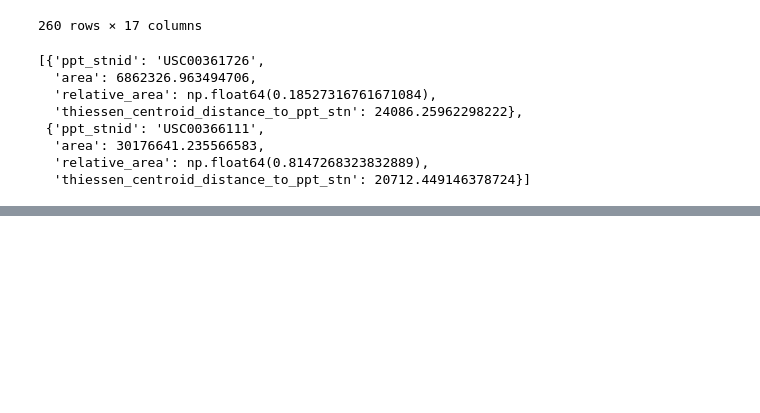
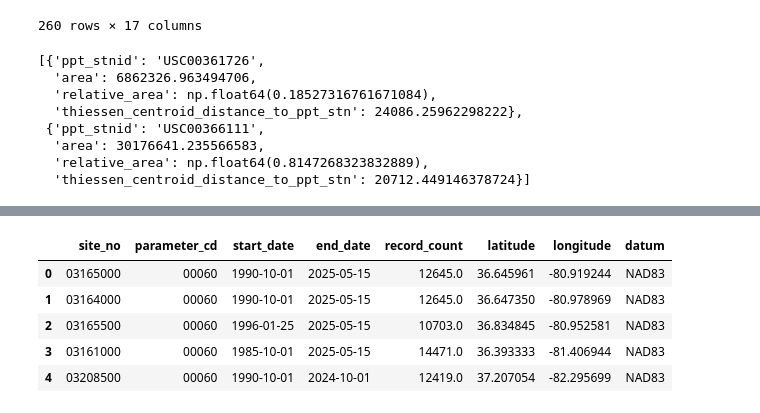
Before and after one commit to vpalvesalan/ML-ModClark-IUH-Model, a Jupyter notebook: notebooks/preprocessing/10_voronoi_polygons.ipynb, the cells around one changed output, grey strips where cells are left out. Drawn from its saved outputs; the diff is of its cells as text; code cells hidden in the pictures; blank space fills up the shorter version.

```diff
--- a/notebooks/preprocessing/10_voronoi_polygons.ipynb
+++ b/notebooks/preprocessing/10_voronoi_polygons.ipynb
@@ -385,0 +446,11 @@ intersecting_thiessen_list[2].plot(
+# %%
+tempapth = r'/Users/alan/Data Science Projects/ML-ModClark-IUH-Model/data/silver/tabular/streamflow/streamflow_stations_info.parquet'
+df = pd.read_parquet(tempapth)
+df.head()
+# %% [output]
+|  | site_no | parameter_cd | start_date | end_date | record_count | latitude | longitude | datum |
+| 0 | 03165000 | 00060 | 1990-10-01 | 2025-05-15 | 12645.0 | 36.645961 | -80.919244 | NAD83 |
+| 1 | 03164000 | 00060 | 1990-10-01 | 2025-05-15 | 12645.0 | 36.647350 | -80.978969 | NAD83 |
+| 2 | 03165500 | 00060 | 1996-01-25 | 2025-05-15 | 10703.0 | 36.834845 | -80.952581 | NAD83 |
+| 3 | 03161000 | 00060 | 1985-10-01 | 2025-05-15 | 14471.0 | 36.393333 | -81.406944 | NAD83 |
+| 4 | 03208500 | 00060 | 1990-10-01 | 2024-10-01 | 12419.0 | 37.207054 | -82.295699 | NAD83 |
```
Also changed, not shown: parts of 7 cells of this notebook.
